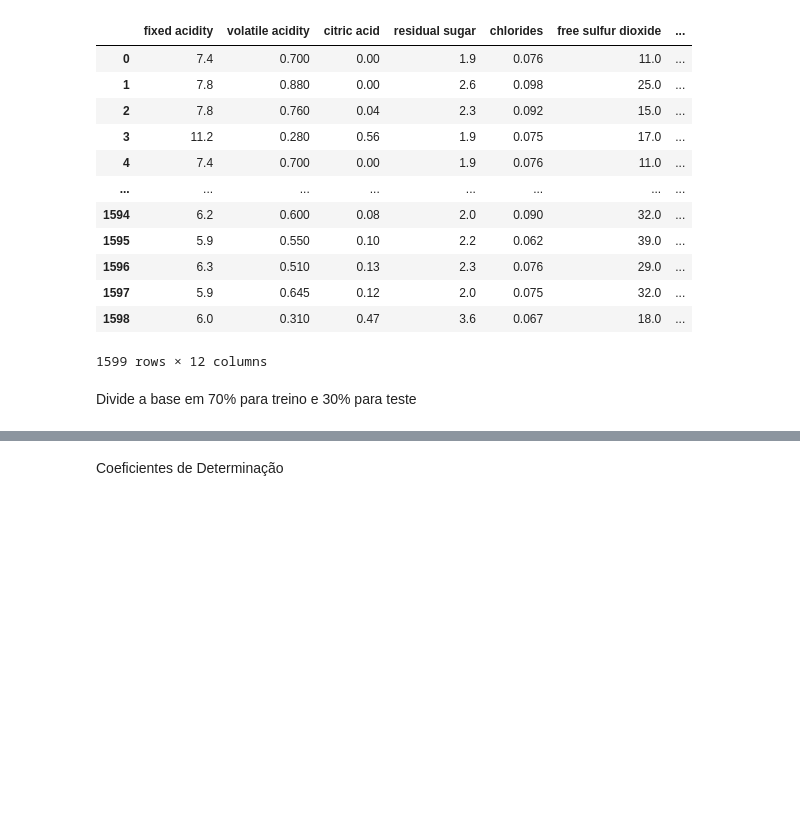
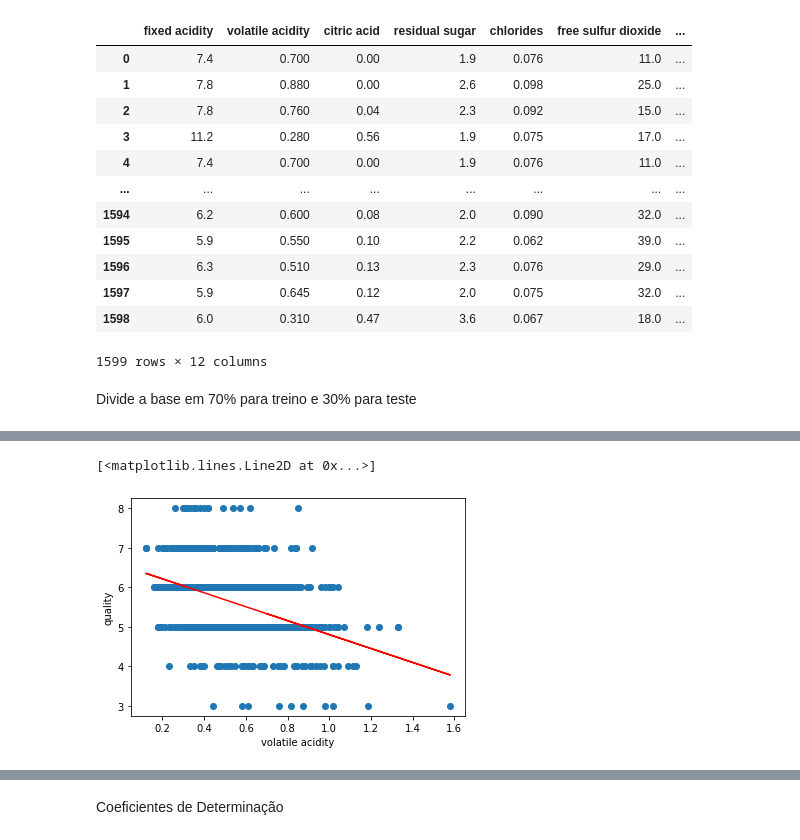
Before and after one commit to viniolvs/ML-Regression, a Jupyter notebook: trab3.ipynb, the cells around one changed output, grey strips where cells are left out. Cells and saved outputs as stored; diff of their text form; code cells hidden in the pictures; blank space fills up the shorter version.

```diff
--- a/trab3.ipynb
+++ b/trab3.ipynb
@@ -218,0 +118,33 @@ plt.plot(alcohol,model_alcohol.predict(alcohol),color='red')
+# %%
+df_fixed_acidity = df_fixed_acidity.reshape(-1,1)
+model_fixed_acidity = LinearRegression().fit(df_fixed_acidity,quality)
+
+df_volatile_acidity = df_volatile_acidity.reshape(-1,1)
+model_volatile_acidity = LinearRegression().fit(df_volatile_acidity,quality)
+
+df_citric_acid = df_citric_acid.reshape(-1,1)
+model_citric_acid = LinearRegression().fit(df_citric_acid,quality)
+
+df_residual_sugar = df_residual_sugar.reshape(-1,1)
+model_residual_sugar = LinearRegression().fit(df_residual_sugar,quality)
+
+df_chlorides = df_chlorides.reshape(-1,1)
+model_chlorides = LinearRegression().fit(df_chlorides,quality)
+
+df_free_sulfur = df_free_sulfur.reshape(-1,1)
+model_free_sulfur = LinearRegression().fit(df_free_sulfur,quality)
+
+df_total_sulfur = df_total_sulfur.reshape(-1,1)
+model_total_sulfur = LinearRegression().fit(df_total_sulfur,quality)
+
+df_density = df_density.reshape(-1,1)
+model_density = LinearRegression().fit(df_density,quality)
+
+df_ph = df_ph.reshape(-1,1)
+model_ph = LinearRegression().fit(df_ph,quality)
+
+df_sulphates = df_sulphates.reshape(-1,1)
+model_sulphates = LinearRegression().fit(df_sulphates,quality)
+
+df_alcohol = df_alcohol.reshape(-1,1)
+model_alcohol = LinearRegression().fit(df_alcohol,quality)
@@ -218,0 +159,8 @@ plt.plot(alcohol,model_alcohol.predict(alcohol),color='red')
+# %%
+plt.scatter(df_volatile_acidity,quality)
+plt.xlabel("volatile acidity")
+plt.ylabel("quality")
+plt.plot(df_volatile_acidity,model_volatile_acidity.predict(df_volatile_acidity),color = 'red')
+# %% [output]
+[<matplotlib.lines.Line2D at 0x...>]
+[figure, added]
```
Also changed, not shown: parts of 41 cells of this notebook.
